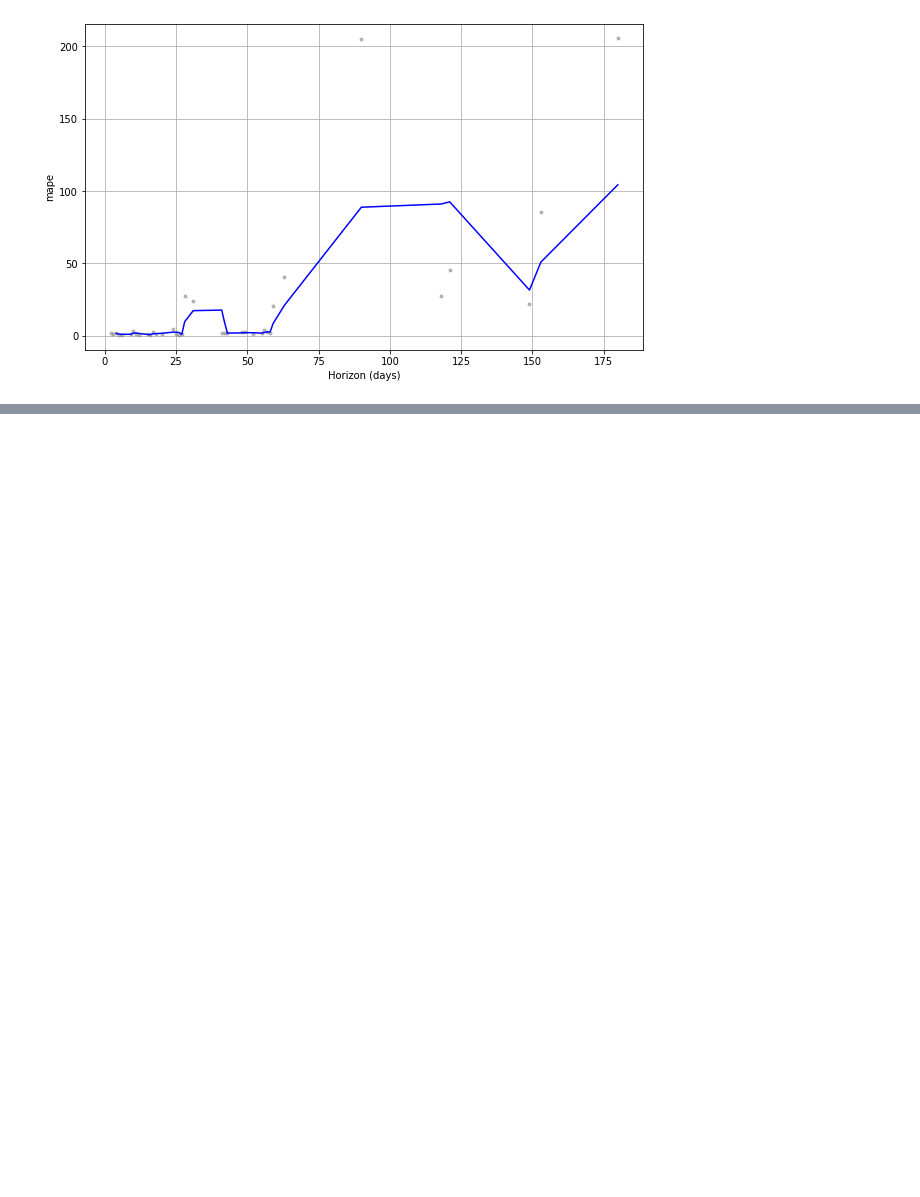
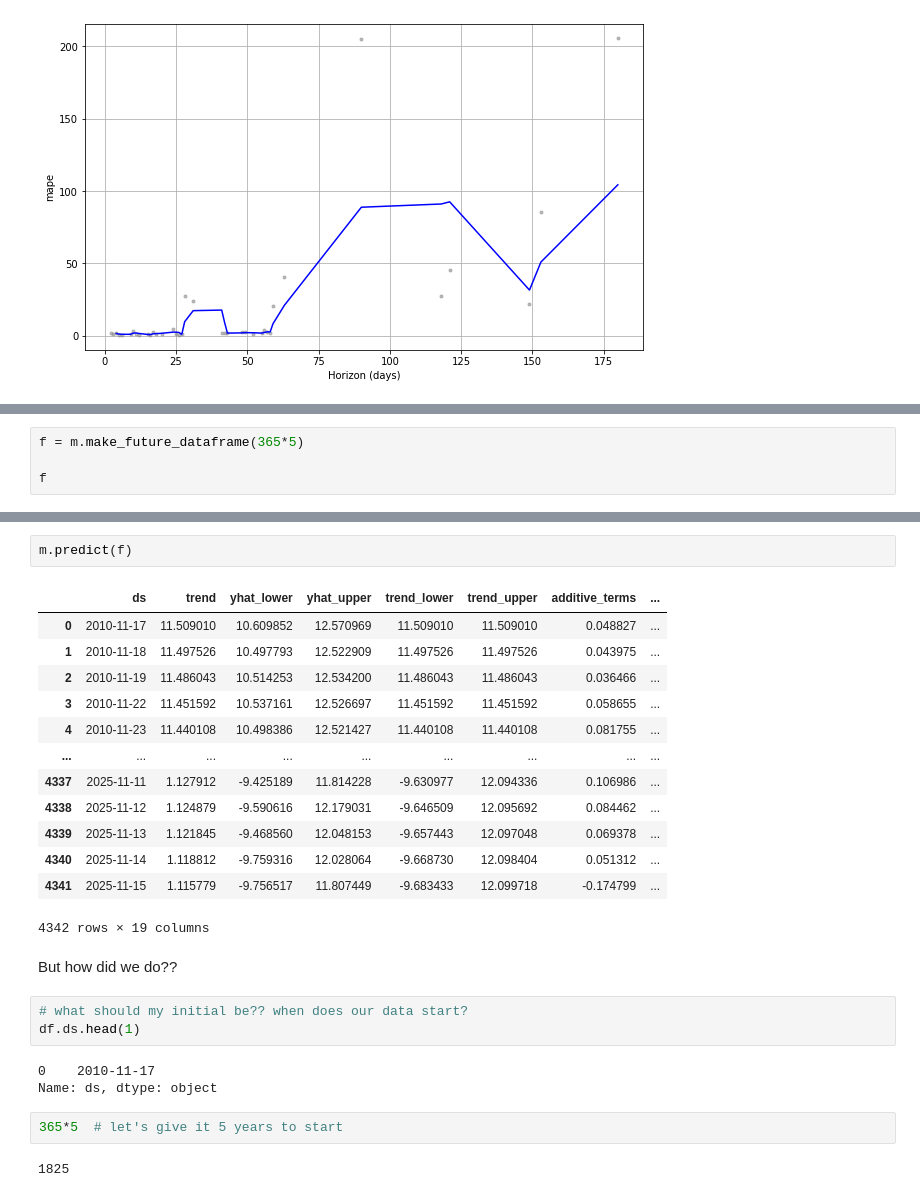
Before and after one commit to gumdropsteve/special_topics_week, a Jupyter notebook: day_03/01_intro_to_prophet.ipynb, the cells around one changed output, grey strips where cells are left out. Drawn from its saved outputs; the diff is of its cells as text; blank space fills up the shorter version.

```diff
--- a/day_03/01_intro_to_prophet.ipynb
+++ b/day_03/01_intro_to_prophet.ipynb
@@ -221,0 +272,4 @@ plot_cross_validation_metric(df_cv.loc[df_cv['y']<50], metric='mape');
+# %%
+f = m.make_future_dataframe(365*5)
+
+f
@@ -221,0 +290,28 @@ plot_cross_validation_metric(df_cv.loc[df_cv['y']<50], metric='mape');
+# %%
+m.predict(f)
+# %% [output]
+|  | ds | trend | yhat_lower | yhat_upper | trend_lower | trend_upper | additive_terms | ... |
+| 0 | 2010-11-17 | 11.509010 | 10.609852 | 12.570969 | 11.509010 | 11.509010 | 0.048827 | ... |
+| 1 | 2010-11-18 | 11.497526 | 10.497793 | 12.522909 | 11.497526 | 11.497526 | 0.043975 | ... |
+| 2 | 2010-11-19 | 11.486043 | 10.514253 | 12.534200 | 11.486043 | 11.486043 | 0.036466 | ... |
+| 3 | 2010-11-22 | 11.451592 | 10.537161 | 12.526697 | 11.451592 | 11.451592 | 0.058655 | ... |
+| 4 | 2010-11-23 | 11.440108 | 10.498386 | 12.521427 | 11.440108 | 11.440108 | 0.081755 | ... |
+| ... | ... | ... | ... | ... | ... | ... | ... | ... |
+| 4337 | 2025-11-11 | 1.127912 | -9.425189 | 11.814228 | -9.630977 | 12.094336 | 0.106986 | ... |
+| 4338 | 2025-11-12 | 1.124879 | -9.590616 | 12.179031 | -9.646509 | 12.095692 | 0.084462 | ... |
+| 4339 | 2025-11-13 | 1.121845 | -9.468560 | 12.048153 | -9.657443 | 12.097048 | 0.069378 | ... |
+| 4340 | 2025-11-14 | 1.118812 | -9.759316 | 12.028064 | -9.668730 | 12.098404 | 0.051312 | ... |
+| 4341 | 2025-11-15 | 1.115779 | -9.756517 | 11.807449 | -9.683433 | 12.099718 | -0.174799 | ... |
+4342 rows × 19 columns
+# %% [markdown]
+But how did we do??
+# %%
+# what should my initial be?? when does our data start?
+df.ds.head(1)
+# %% [output]
+0    2010-11-17
+Name: ds, dtype: object
+# %%
+365*5  # let's give it 5 years to start
+# %% [output]
+1825
```
Also changed, not shown: parts of 15 cells of this notebook.
